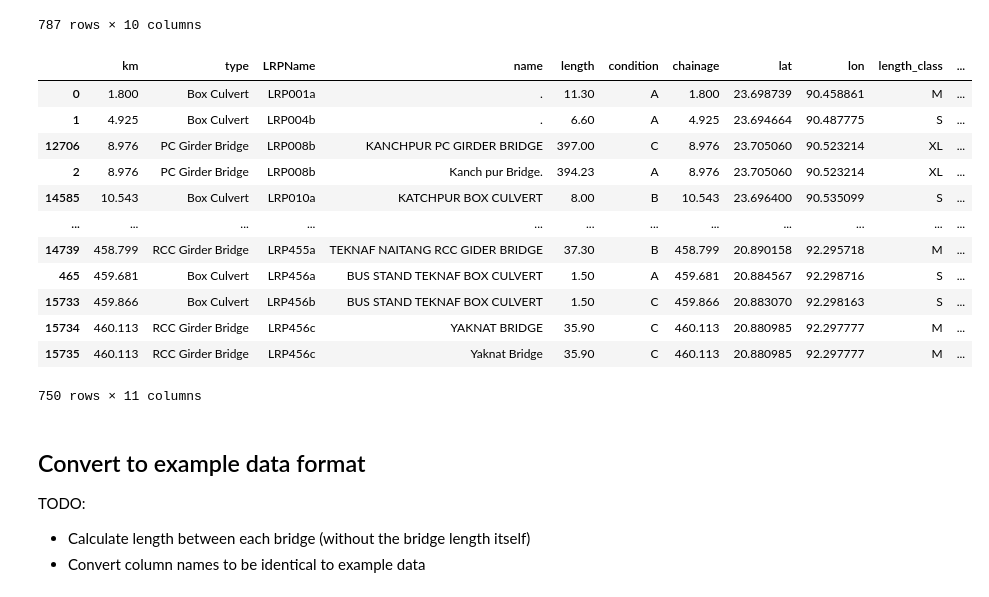
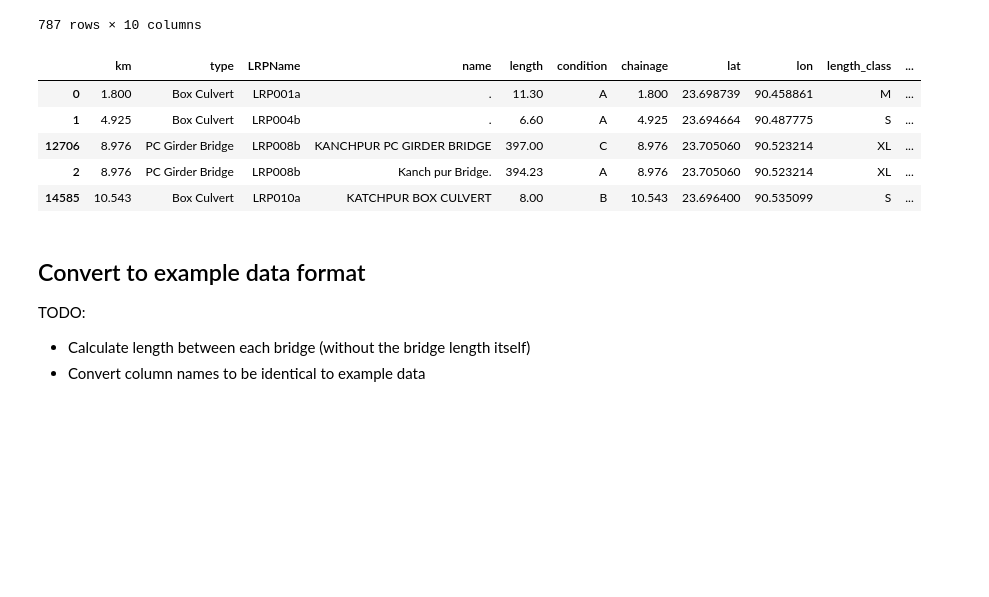
Before and after one commit to EwoutH/EPA1352-Adv-Simulation, a Jupyter notebook: EPA1352-G06-A2/notebooks/bridges_eda.ipynb, the cells around one changed output. Cells and saved outputs as stored; diff of their text form; code cells hidden in the pictures; blank space fills up the shorter version.

```diff
--- a/EPA1352-G06-A2/notebooks/bridges_eda.ipynb
+++ b/EPA1352-G06-A2/notebooks/bridges_eda.ipynb
@@ -46,29 +46,23 @@ bridges_clean
 # %%
 # Filters out all variations of (R), (Right), (  R  ), etc.
 patternDel = "\(\s*[a-zA-Z]*(R|r)[a-zA-Z]*\s*\)"
 filter = bridges_clean['name'].str.contains(patternDel)
 bridges_clean2 = bridges_clean[~filter]
 
 # Sort on name ascending, then condition descending (taking the worst) and km ascending
 bridges_clean2 = bridges_clean2.sort_values(["km", "condition", "name"], ascending=[True, False, True])
 
 # Calculate distance between bridges
 bridges_clean2["dist"] = bridges_clean2["km"].diff()
-bridges_clean2
+first_bridge = bridges_clean2.iloc[0]
+bridges_clean2.head()
 # %% [output]
 |  | km | type | LRPName | name | length | condition | chainage | lat | lon | length_class | ... |
 | 0 | 1.800 | Box Culvert | LRP001a | . | 11.30 | A | 1.800 | 23.698739 | 90.458861 | M | ... |
 | 1 | 4.925 | Box Culvert | LRP004b | . | 6.60 | A | 4.925 | 23.694664 | 90.487775 | S | ... |
 | 12706 | 8.976 | PC Girder Bridge | LRP008b | KANCHPUR PC GIRDER BRIDGE | 397.00 | C | 8.976 | 23.705060 | 90.523214 | XL | ... |
 | 2 | 8.976 | PC Girder Bridge | LRP008b | Kanch pur Bridge. | 394.23 | A | 8.976 | 23.705060 | 90.523214 | XL | ... |
 | 14585 | 10.543 | Box Culvert | LRP010a | KATCHPUR BOX CULVERT | 8.00 | B | 10.543 | 23.696400 | 90.535099 | S | ... |
-| ... | ... | ... | ... | ... | ... | ... | ... | ... | ... | ... | ... |
-| 14739 | 458.799 | RCC Girder Bridge | LRP455a | TEKNAF NAITANG RCC GIDER BRIDGE | 37.30 | B | 458.799 | 20.890158 | 92.295718 | M | ... |
-| 465 | 459.681 | Box Culvert | LRP456a | BUS STAND TEKNAF BOX CULVERT | 1.50 | A | 459.681 | 20.884567 | 92.298716 | S | ... |
-| 15733 | 459.866 | Box Culvert | LRP456b | BUS STAND TEKNAF BOX CULVERT | 1.50 | C | 459.866 | 20.883070 | 92.298163 | S | ... |
-| 15734 | 460.113 | RCC Girder Bridge | LRP456c | YAKNAT BRIDGE | 35.90 | C | 460.113 | 20.880985 | 92.297777 | M | ... |
-| 15735 | 460.113 | RCC Girder Bridge | LRP456c | Yaknat Bridge | 35.90 | C | 460.113 | 20.880985 | 92.297777 | M | ... |
-750 rows × 11 columns
 # %%
 # TODO: Don't import first bridge!
 
```
Also changed, not shown: parts of 6 cells of this notebook, 1 other file.
